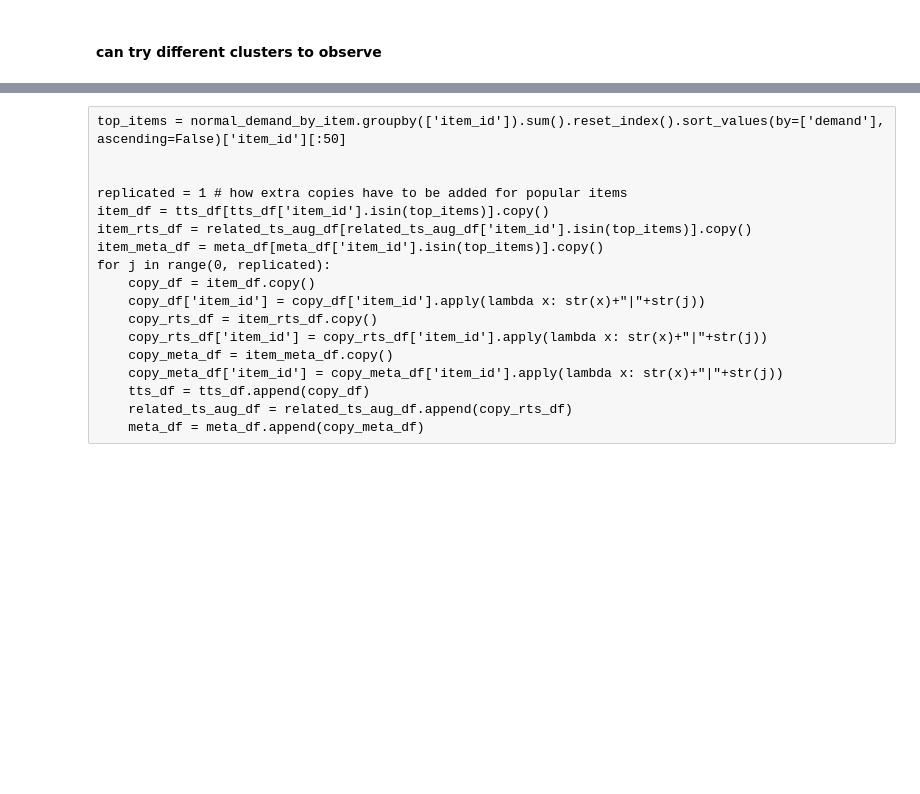
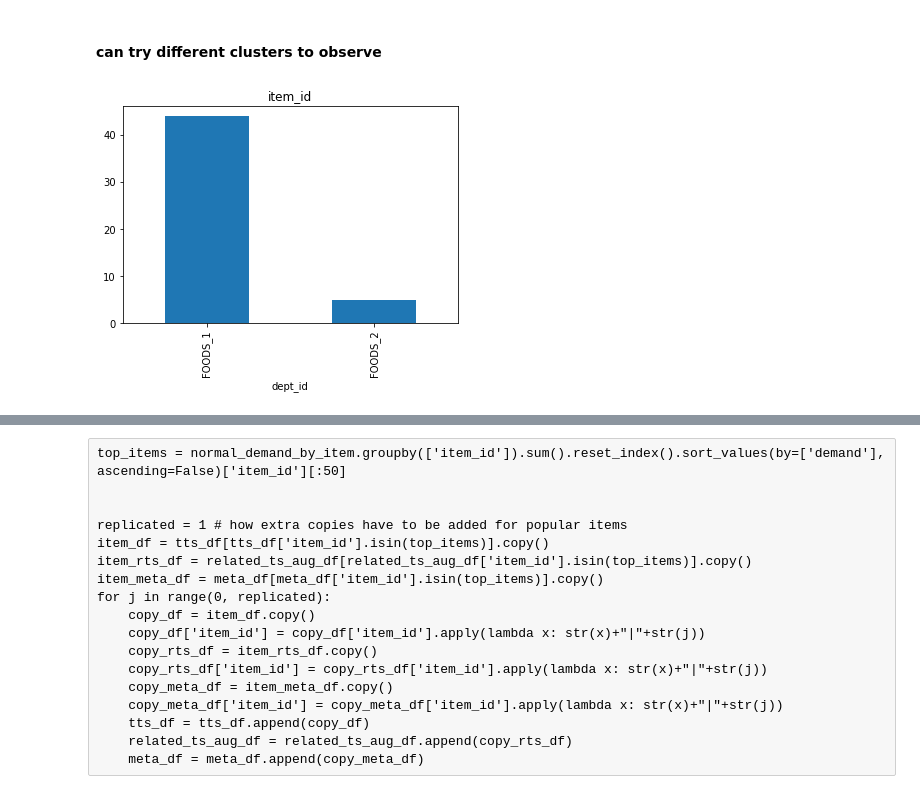
Before and after one commit to catwhiskers/kaggle-m5-amazon-forecast-example, a Jupyter notebook: 0.Data_Explore.ipynb, the cells around one changed output, grey strips where cells are left out. Saved outputs shown, nothing was run; the diff lists cells and outputs as text; code cells hidden in the pictures; blank space fills up the shorter version.

Commit message:
add clustering

```diff
--- a/0.Data_Explore.ipynb
+++ b/0.Data_Explore.ipynb
@@ -368,5 +422,7 @@ def analysis_cluster(cluster, meta, meta_id, group):
 # %% [markdown]
 #### can try different clusters to observe
 # %%
-analysis_cluster(cluster0_f, product, 'item_id', 'cat_id')
+analysis_cluster(cluster0_f, meta_df, 'item_id', 'dept_id')
+# %% [output]
+[figure, added]
 # %%
```
Also changed, not shown: parts of 7 cells of this notebook.
